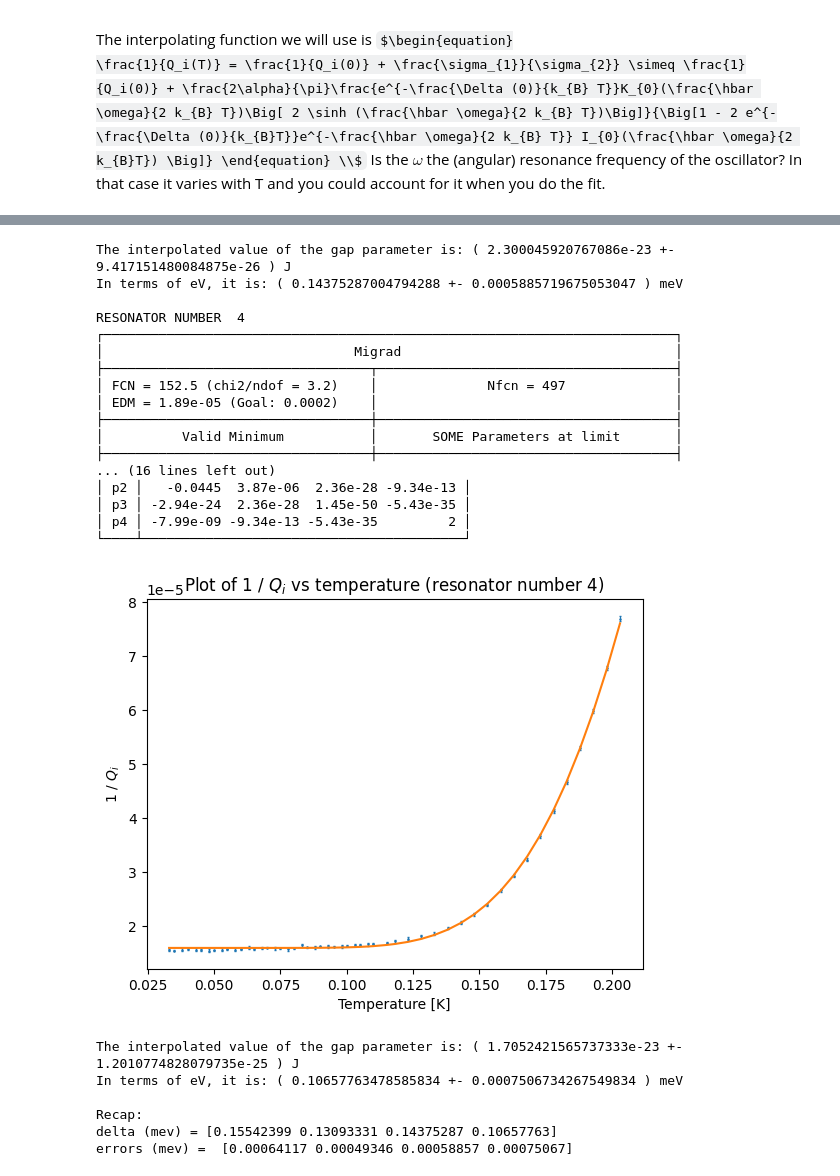
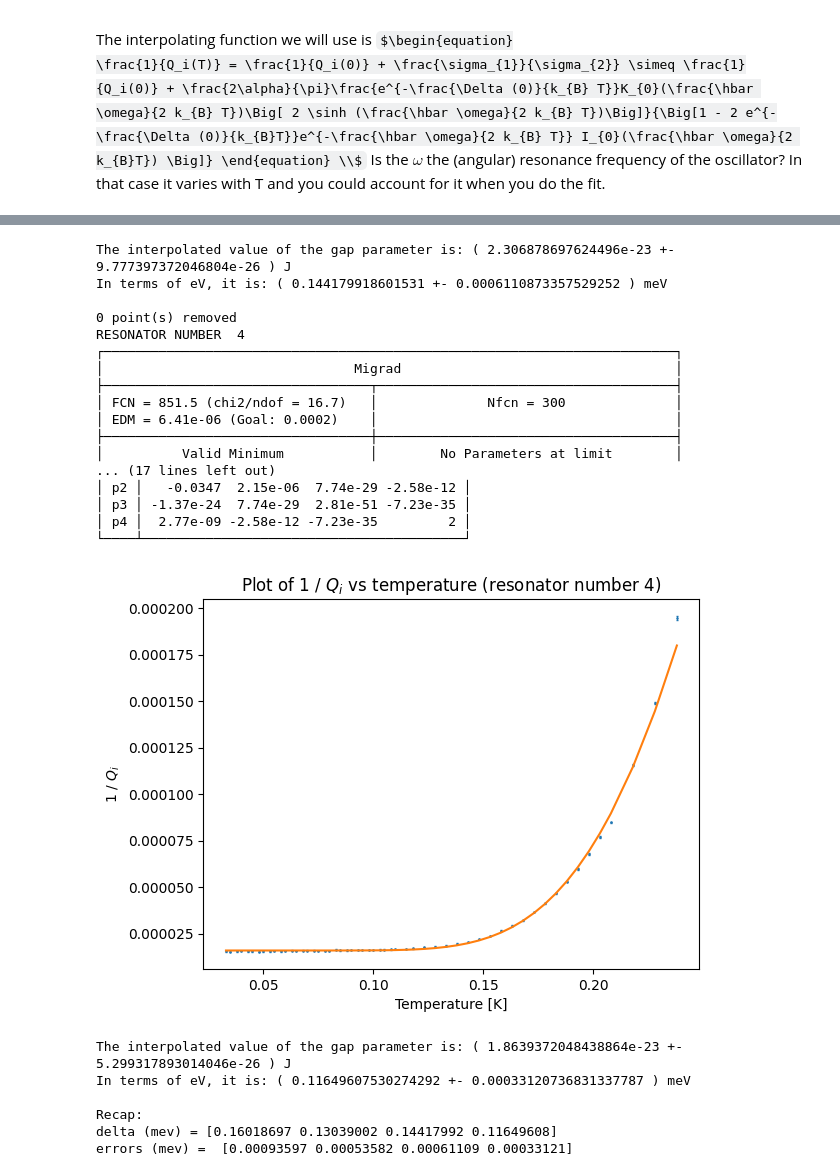
Before and after one commit to biqute/QTLab2223, a Jupyter notebook: SingleIRdetection/characterization/characterization.ipynb, the cells around one changed output, grey strips where cells are left out. Drawn from its saved outputs; the diff is of its cells as text; code cells hidden in the pictures; some formulas as TeX source.

```diff
--- a/SingleIRdetection/characterization/characterization.ipynb
+++ b/SingleIRdetection/characterization/characterization.ipynb
@@ -5,6 +5,7 @@ import cmath
 import math
 from iminuit.cost import LeastSquares
 from iminuit import cost
+import time
 from iminuit import Minuit, cost
 import numpy as np
 from matplotlib import pyplot as plt
@@ -54,13 +55,12 @@ def get_single_res_data(h5file, temp, freq_window, number_res):     # Allows to
     q = h5file['Temp_' + str(temp) + 'mK']['temp_' + str(temp) + 'mK_Start' + str(f1) + '_Stop' + str(f2) + 'GHz']['Q'][:]
     return f, i, q
 
-def plot_data_and_fit(freqs, original_data, fitted_points, original_data_err = 0., x_axis = 'frequency [GHz]', y_axis = 'magnitude $S_{21}$', title = 'Amplitude vs frequency'):     # Plots superposition of fit and data
+def plot_data_and_fit(freqs, original_data, fitted_points, original_data_err = 0., x_axis = 'frequency [Hz]', y_axis = 'magnitude $S_{21}$', title = 'Amplitude vs frequency'):     # Plots superposition of fit and data
     plt.errorbar(freqs, original_data, yerr = original_data_err, xerr=None, marker='o', markersize=.8, barsabove=True, elinewidth=.8, capsize=.8, linewidth=0, label = 'data')
     plt.title(title)
     plt.xlabel(x_axis)
     plt.ylabel(y_axis)
     plt.plot(freqs, fitted_points, label = 'fit')
-    #plt.xlim(-0.0015, 0.0015)
     #plt.title('Superposition of original data and fit')
     plt.show()
 
@@ -344,0 +102,10 @@ for k in range(4):
+# %%
+#Set parameters to open the correct file and define necessary variables
+temps = np.arange(35, 120, 5)
+temps = np.append(temps, np.arange(33, 113, 5))
+temps = np.append(temps, np.arange(118, 208, 5))
+temps = np.append(temps, np.arange(208, 248, 10))
+#temps = np.append(temps, np.arange(288, 358, 10))
+
+temps = np.sort(temps)
+ttemps = temps #temporary variable to store temps. It will be useful later.
@@ -365,10 +282,10 @@ def fit_Qi_vs_temp(temp, inv_Q_i, inv_Q_i_err, suggestions):
 # Erase these lines when you're done with trial and error
 
 suggestions_fit_inv_Q_i = np.zeros(shape=(12, 4))           # Attempt to automatize fit suggestions. Order of the array is: p_i_sugg, p_i_liminf, p_i_limsup for i in [1,3] and in the end p_4_sugg
-suggestions_fit_inv_Q_i[:,0] = np.array([1.5e6, 30e3, 1e7, .85, 0.01, 0.99, 2.6e-23, 1.7e-23, 5e-23, 2*np.pi*freq_window[0]*1e9, 2*np.pi*freq_window[1]*1e9, 2* np.pi *5.4e9])
-suggestions_fit_inv_Q_i[:,1] = np.array([7e4, 50e3, 90e3, .85, 0.01, 0.99, 2.6e-23, 1.7e-23, 5e-23, 2*np.pi*freq_window[2]*1e9, 2*np.pi*freq_window[3]*1e9, 2* np.pi *5.5e9])
-suggestions_fit_inv_Q_i[:,2] = np.array([4e4, 30e3, 50e3, .85, 0.01, 0.99, 2.6e-23, 1.7e-23, 5e-23, 2*np.pi*freq_window[4]*1e9, 2*np.pi*freq_window[5]*1e9, 2* np.pi *5.7e9])
-suggestions_fit_inv_Q_i[:,3] = np.array([6e4, 10e3, 90e3, .85, 0.01, 0.99, 2.6e-23, 1.7e-23, 5e-23, 2*np.pi*freq_window[6]*1e9, 2*np.pi*freq_window[7]*1e9, 2* np.pi *5.8e9])
+suggestions_fit_inv_Q_i[:,0] = np.array([3.5e5, 30e3, 2e5, .85, 0.01, 0.99, 2.6e-23, 1e-23, 5e-23, 2*np.pi*freq_window[0]*1e9, 2*np.pi*freq_window[1]*1e9, 2* np.pi *5e9])
+suggestions_fit_inv_Q_i[:,1] = np.array([7e4, 50e3, 90e3, .85, 0.01, 0.99, 2.6e-23, 1.7e-23, 5e-23, 2*np.pi*freq_window[2]*1e9, 2*np.pi*freq_window[3]*1e9, 2* np.pi *5e9])
+suggestions_fit_inv_Q_i[:,2] = np.array([4e4, 30e3, 50e3, .85, 0.01, 0.99, 2.6e-23, 1.7e-23, 5e-23, 2*np.pi*freq_window[4]*1e9, 2*np.pi*freq_window[5]*1e9, 2* np.pi *5e9])
+suggestions_fit_inv_Q_i[:,3] = np.array([6e4, 10e3, 90e3, .85, 0.01, 0.99, 2.6e-23, 1.7e-23, 5e-23, 2*np.pi*freq_window[6]*1e9, 2*np.pi*freq_window[7]*1e9, 2* np.pi *5e9])
 
 # Trying to fit
 
@@ -376,25 +293,41 @@ delta = np.zeros(shape = Q_i[0,:].shape)
 delta_err = np.zeros(shape = Q_i[0,:].shape)
 
 res = 0
-lim_temp_index = np.array([60, 57, 57, 51])
+indexes = np.empty(0)
 
 for k in range(4):
 
-    fit, m = fit_Qi_vs_temp(temps[:lim_temp_index[k]], inv_Q_i[:lim_temp_index[k],k], inv_Q_i_err[:lim_temp_index[k], k], suggestions_fit_inv_Q_i)        # Fit execution
+    inv = inv_Q_i[:55, k]
+    inv_err = inv_Q_i_err[:55, k]
+
+    for j in range(len(ttemps)):
+        if kork[j][k] == ttemps[j]:
+            indexes = np.append(indexes, [j])
+
+    indexes = np.asarray(indexes, dtype = 'int')
+    temps = np.delete(temps, indexes)
+    inv = np.delete(inv, indexes)
+    inv_err = np.delete(inv_err, indexes)
+    print(str(len(ttemps) - abs(len(indexes) - len(ttemps))) + ' point(s) removed')
+
+    fit, m = fit_Qi_vs_temp(temps, inv, inv_err, suggestions_fit_inv_Q_i)        # Fit execution
 
     valid, accurate = fit_check(m)             #Fit check
     print('RESONATOR NUMBER ', k+1)
+
     if(valid == False or accurate == False):
         print('There has been some trouble with the fit of the resonance number ' + str(k+1) +'. \n Make a check!' )
     print(fit)
 
-    plot_data_and_fit(temps[:lim_temp_index[k]], inv_Q_i[:lim_temp_index[k],k], inv_Qi_model(temps[:lim_temp_index[k]], *m.values), original_data_err=inv_Q_i_err[:lim_temp_index[k],k], x_axis = 'Temperature [K]', y_axis = '1 / $Q_i$', title = 'Plot of 1 / $Q_i$ vs temperature (resonator number ' + str(k+1) + ')')
+    plot_data_and_fit(temps, inv, inv_Qi_model(temps, *m.values), inv_err, x_axis = 'Temperature [K]', y_axis = '1 / $Q_i$', title = 'Plot of 1 / $Q_i$ vs temperature (resonator number ' + str(k+1) + ')')
 
     delta[k]= fit.values["p3"]                  #Get the delta parameter
     delta_err[k] = fit.errors["p3"]
 
     print('The interpolated value of the gap parameter is: (', delta[k], '+-', delta_err[k], ') J')
     print('In terms of eV, it is: (', delta[k] / ( 1.6e-19) * 1e3, '+-', delta_err[k] / ( 1.6e-19) * 1e3,') meV\n' )
+    temps = ttemps*1e-3
+    indexes = np.empty(0)
     res += 1
 
 print('Recap:')
@@ -458,25 +391,25 @@ RESONATOR NUMBER  3
-The interpolated value of the gap parameter is: ( 2.300045920767086e-23 +- 9.417151480084875e-26 ) J
-In terms of eV, it is: ( 0.14375287004794288 +- 0.0005885719675053047 ) meV
+The interpolated value of the gap parameter is: ( 2.306878697624496e-23 +- 9.777397372046804e-26 ) J
+In terms of eV, it is: ( 0.144179918601531 +- 0.0006110873357529252 ) meV
 
+0 point(s) removed
 RESONATOR NUMBER  4
 ┌─────────────────────────────────────────────────────────────────────────┐
 │                                Migrad                                   │
 ├──────────────────────────────────┬──────────────────────────────────────┤
-│ FCN = 152.5 (chi2/ndof = 3.2)    │              Nfcn = 497              │
-│ EDM = 1.89e-05 (Goal: 0.0002)    │                                      │
+│ FCN = 851.5 (chi2/ndof = 16.7)   │              Nfcn = 300              │
+│ EDM = 6.41e-06 (Goal: 0.0002)    │                                      │
 ├──────────────────────────────────┼──────────────────────────────────────┤
-│          Valid Minimum           │       SOME Parameters at limit       │
-├──────────────────────────────────┼──────────────────────────────────────┤
-... (16 lines left out)
-│ p2 │   -0.0445  3.87e-06  2.36e-28 -9.34e-13 │
-│ p3 │ -2.94e-24  2.36e-28  1.45e-50 -5.43e-35 │
-│ p4 │ -7.99e-09 -9.34e-13 -5.43e-35         2 │
+│          Valid Minimum           │        No Parameters at limit        │
+... (17 lines left out)
+│ p2 │   -0.0347  2.15e-06  7.74e-29 -2.58e-12 │
+│ p3 │ -1.37e-24  7.74e-29  2.81e-51 -7.23e-35 │
+│ p4 │  2.77e-09 -2.58e-12 -7.23e-35         2 │
 └────┴─────────────────────────────────────────┘
-[figure, old version]
+[figure, new version]
-The interpolated value of the gap parameter is: ( 1.7052421565737333e-23 +- 1.2010774828079735e-25 ) J
-In terms of eV, it is: ( 0.10657763478585834 +- 0.0007506734267549834 ) meV
+The interpolated value of the gap parameter is: ( 1.8639372048438864e-23 +- 5.299317893014046e-26 ) J
+In terms of eV, it is: ( 0.11649607530274292 +- 0.00033120736831337787 ) meV
 
 Recap:
-delta (mev) = [0.15542399 0.13093331 0.14375287 0.10657763]
-errors (mev) =  [0.00064117 0.00049346 0.00058857 0.00075067]
+delta (mev) = [0.16018697 0.13039002 0.14417992 0.11649608]
+errors (mev) =  [0.00093597 0.00053582 0.00061109 0.00033121]
 # %%
```
Also changed, not shown: parts of 10 cells of this notebook.
